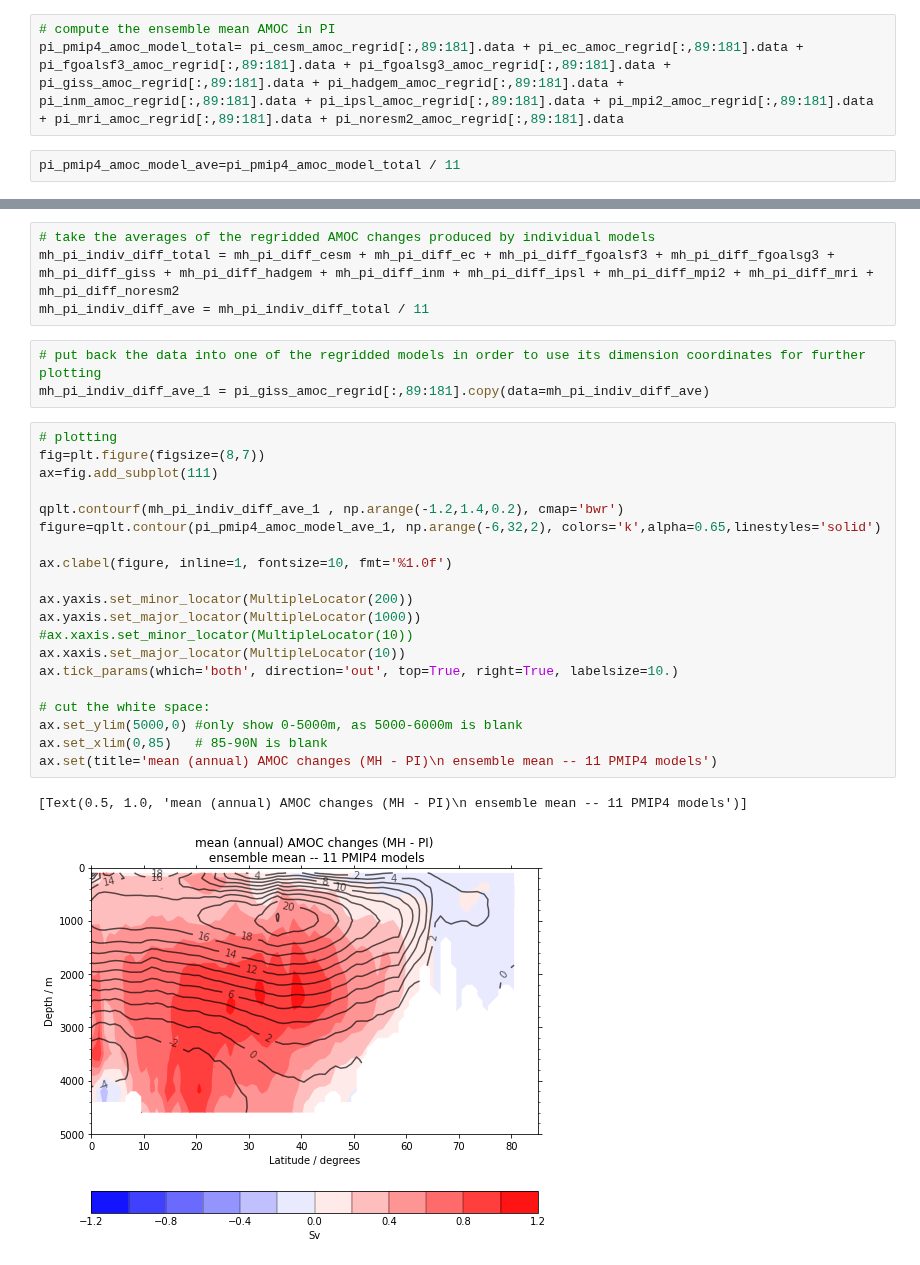
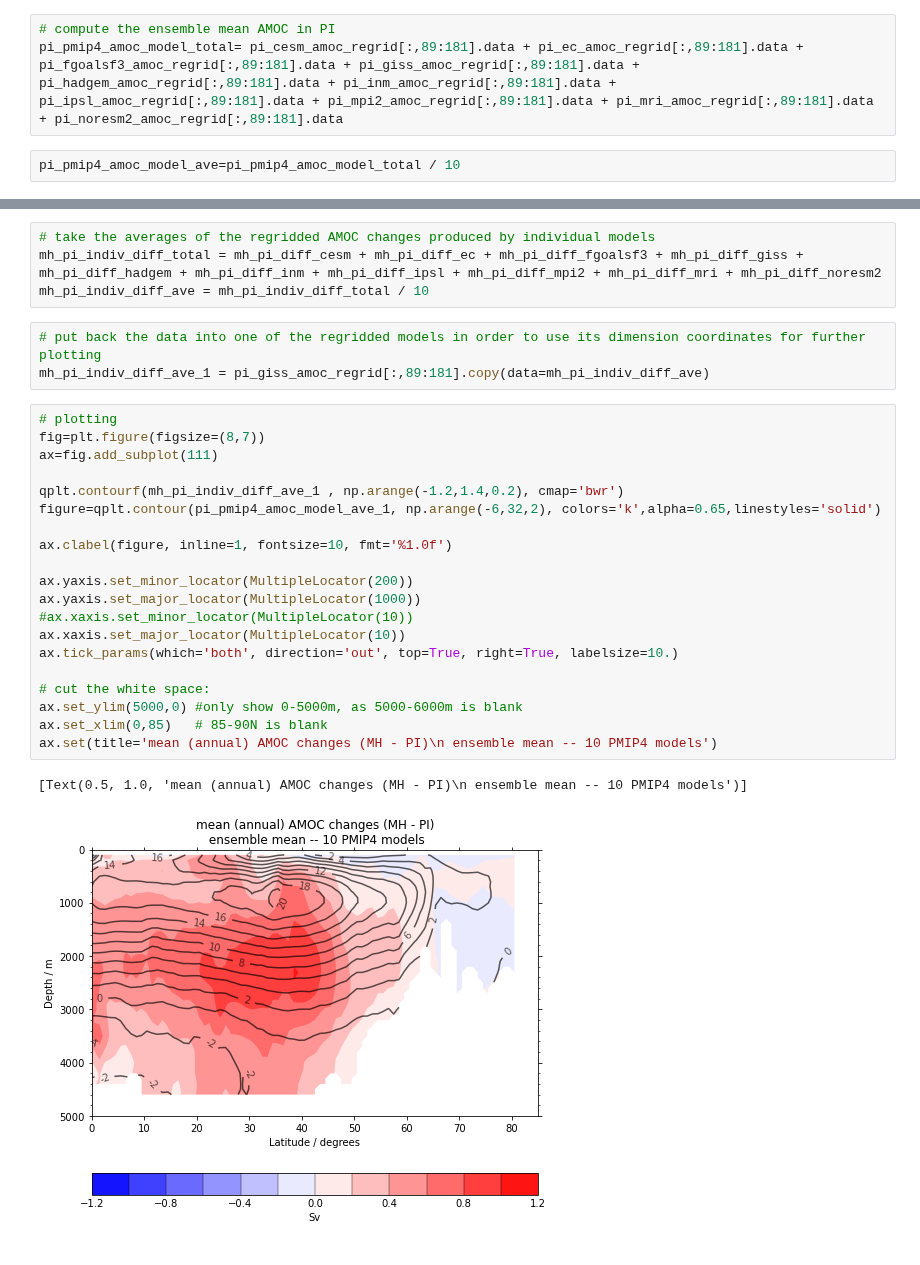
Before and after one commit to pmip4/pmip_p2fvar_analyzer, a Jupyter notebook: notebooks/Ensemble_mean_changes_in_AMOC.ipynb, the cells around one changed output, grey strips where cells are left out. Cells and saved outputs as stored; diff of their text form.

Commit message:
Removed FGOALS-g3 from AMOC as odd location.

```diff
--- a/notebooks/Ensemble_mean_changes_in_AMOC.ipynb
+++ b/notebooks/Ensemble_mean_changes_in_AMOC.ipynb
@@ -215,9 +164,9 @@ globals()['pi_'+ pmip4_modelname[7]+'_amoc_regrid'] = pi_amoc_cube[7].interpolat
 ### compute the ensemble mean AMOC in PI, which will be shown as black contours in the plot later for locating the maximum AMOC strength
 # %%
 # compute the ensemble mean AMOC in PI
-pi_pmip4_amoc_model_total= pi_cesm_amoc_regrid[:,89:181].data + pi_ec_amoc_regrid[:,89:181].data + pi_fgoalsf3_amoc_regrid[:,89:181].data + pi_fgoalsg3_amoc_regrid[:,89:181].data + pi_giss_amoc_regrid[:,89:181].data + pi_hadgem_amoc_regrid[:,89:181].data + pi_inm_amoc_regrid[:,89:181].data + pi_ipsl_amoc_regrid[:,89:181].data + pi_mpi2_amoc_regrid[:,89:181].data + pi_mri_amoc_regrid[:,89:181].data + pi_noresm2_amoc_regrid[:,89:181].data
+pi_pmip4_amoc_model_total= pi_cesm_amoc_regrid[:,89:181].data + pi_ec_amoc_regrid[:,89:181].data + pi_fgoalsf3_amoc_regrid[:,89:181].data + pi_giss_amoc_regrid[:,89:181].data + pi_hadgem_amoc_regrid[:,89:181].data + pi_inm_amoc_regrid[:,89:181].data + pi_ipsl_amoc_regrid[:,89:181].data + pi_mpi2_amoc_regrid[:,89:181].data + pi_mri_amoc_regrid[:,89:181].data + pi_noresm2_amoc_regrid[:,89:181].data
 # %%
-pi_pmip4_amoc_model_ave=pi_pmip4_amoc_model_total / 11
+pi_pmip4_amoc_model_ave=pi_pmip4_amoc_model_total / 10
 # %%
 pi_pmip4_amoc_model_ave_1 = pi_giss_amoc_regrid[:,89:181].copy(data=pi_pmip4_amoc_model_ave)
 # %% [markdown]
@@ -228,31 +177,31 @@ for j in range (0,11):
     globals()['mh_pi_diff_'+ pmip4_modelname[j]] = globals()[pmip4_modelname[j]+'_amoc_regrid'][:,89:181].data - globals()['pi_'+ pmip4_modelname[j]+'_amoc_regrid'][:,89:181].data
 # %%
 # take the averages of the regridded AMOC changes produced by individual models
-mh_pi_indiv_diff_total = mh_pi_diff_cesm + mh_pi_diff_ec + mh_pi_diff_fgoalsf3 + mh_pi_diff_fgoalsg3 + mh_pi_diff_giss + mh_pi_diff_hadgem + mh_pi_diff_inm + mh_pi_diff_ipsl + mh_pi_diff_mpi2 + mh_pi_diff_mri + mh_pi_diff_noresm2
-mh_pi_indiv_diff_ave = mh_pi_indiv_diff_total / 11
+mh_pi_indiv_diff_total = mh_pi_diff_cesm + mh_pi_diff_ec + mh_pi_diff_fgoalsf3 + mh_pi_diff_giss + mh_pi_diff_hadgem + mh_pi_diff_inm + mh_pi_diff_ipsl + mh_pi_diff_mpi2 + mh_pi_diff_mri + mh_pi_diff_noresm2
+mh_pi_indiv_diff_ave = mh_pi_indiv_diff_total / 10
 # %%
 # put back the data into one of the regridded models in order to use its dimension coordinates for further plotting
 mh_pi_indiv_diff_ave_1 = pi_giss_amoc_regrid[:,89:181].copy(data=mh_pi_indiv_diff_ave)
 # %%
 # plotting
 fig=plt.figure(figsize=(8,7))
 ax=fig.add_subplot(111)
 
 qplt.contourf(mh_pi_indiv_diff_ave_1 , np.arange(-1.2,1.4,0.2), cmap='bwr')
 figure=qplt.contour(pi_pmip4_amoc_model_ave_1, np.arange(-6,32,2), colors='k',alpha=0.65,linestyles='solid')
 
 ax.clabel(figure, inline=1, fontsize=10, fmt='%1.0f')
 
 ax.yaxis.set_minor_locator(MultipleLocator(200))
 ax.yaxis.set_major_locator(MultipleLocator(1000))
 #ax.xaxis.set_minor_locator(MultipleLocator(10))
 ax.xaxis.set_major_locator(MultipleLocator(10))
 ax.tick_params(which='both', direction='out', top=True, right=True, labelsize=10.)
 
 # cut the white space:
 ax.set_ylim(5000,0) #only show 0-5000m, as 5000-6000m is blank
 ax.set_xlim(0,85)   # 85-90N is blank
-ax.set(title='mean (annual) AMOC changes (MH - PI)\n ensemble mean -- 11 PMIP4 models')
+ax.set(title='mean (annual) AMOC changes (MH - PI)\n ensemble mean -- 10 PMIP4 models')
 # %% [output]
-[Text(0.5, 1.0, 'mean (annual) AMOC changes (MH - PI)\n ensemble mean -- 11 PMIP4 models')]
+[Text(0.5, 1.0, 'mean (annual) AMOC changes (MH - PI)\n ensemble mean -- 10 PMIP4 models')]
-[figure, old version]
+[figure, new version]
```
Also changed, not shown: parts of 22 cells of this notebook, 1 other file.
